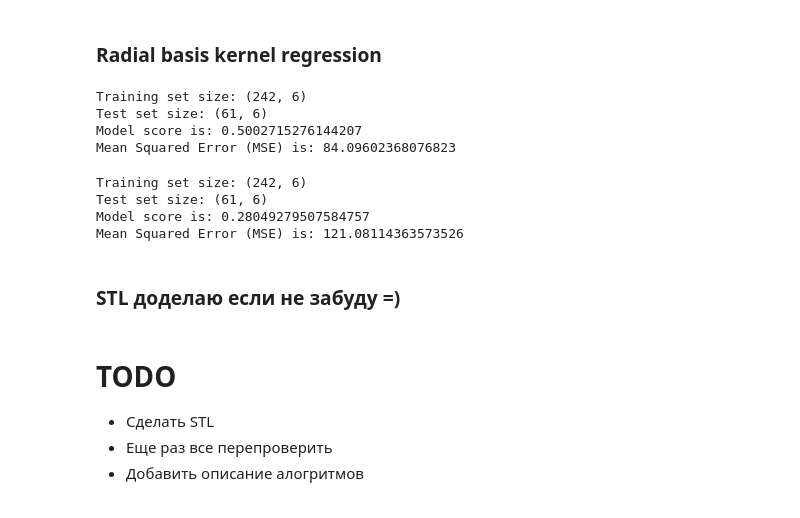
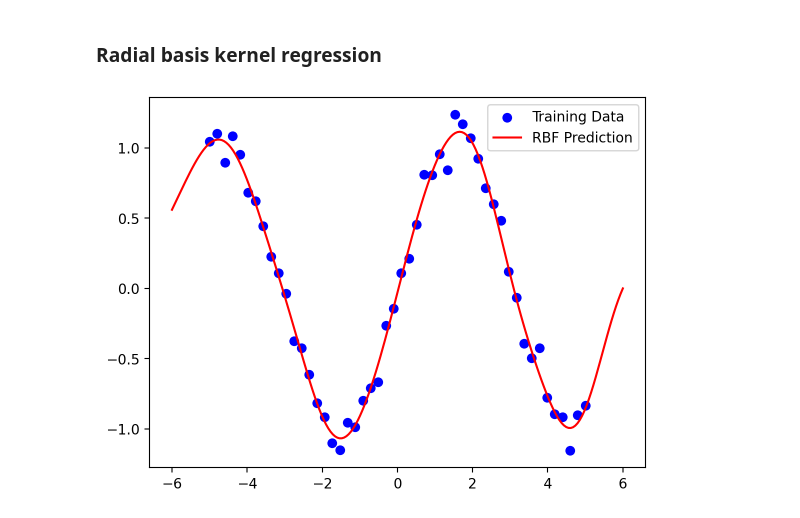
Before and after one commit to YukiTheKilla/spbu_ml_2025, a Jupyter notebook: homeworks/task 3/main.ipynb, the cells around one changed output. Drawn from its saved outputs; the diff is of its cells as text; code cells hidden in the pictures.

```diff
--- a/homeworks/task 3/main.ipynb
+++ b/homeworks/task 3/main.ipynb
@@ -543,19 +710,3 @@ Model score is: 0.7767176076688295
 Mean Squared Error (MSE) is: 37.574727858397196
 # %% [markdown]
 ### Radial basis kernel regression
-# %%
-from sklearn.svm import SVR
-
-model = SVR(kernel='rbf', C=1.0, gamma='scale')  # sklearn have only rbf as a kernel for svr or KernelRidge
-model.fit(x_train, y_train)
-y_pred = model.predict(x_test)
-
-print(f"Training set size: {x_train.shape}")
-print(f"Test set size: {x_test.shape}")
-print("Model score is:", r2_score(y_test, y_pred))
-print("Mean Squared Error (MSE) is:", mean_squared_error(y_test, y_pred))
-# %% [output]
-Training set size: (242, 6)
-Test set size: (61, 6)
-Model score is: 0.5002715276144207
-Mean Squared Error (MSE) is: 84.09602368076823
@@ -613,25 +713,28 @@ def handmade_svr(X_train, y_train, X_test, C=1.0, epsilon=0.1, gamma=1.0, lr=0.0
-# %%
-
-y_pred = handmade_svr(
-    x_train.values, y_train.values, x_test.values,
-    C=10.0, epsilon=0.1, gamma=0.5,
-    lr=0.01, epochs=1000
-)
-
-
-print(f"Training set size: {x_train.shape}")
-print(f"Test set size: {x_test.shape}")
-print("Model score is:", r2_score(y_test, y_pred))
-print("Mean Squared Error (MSE) is:", mean_squared_error(y_test, y_pred))
-# %% [output]
-Training set size: (242, 6)
-Test set size: (61, 6)
-Model score is: 0.28049279507584757
-Mean Squared Error (MSE) is: 121.08114363573526
-# %% [markdown]
-### STL доделаю если не забуду =)
-# %% [markdown]
-# TODO
-- Сделать STL
-- Еще раз все перепроверить
-- Добавить описание алогритмов
+# %%
+from sklearn.metrics.pairwise import rbf_kernel
+
+def rbf_kernel_regression(X_train, y_train, X_test, gamma=0.5, lam=1e-3):
+    # Compute kernel matrix
+    K = rbf_kernel(X_train, X_train, gamma=gamma)
+
+    # Solve for alpha
+    alpha = np.linalg.solve(K + lam * np.eye(len(K)), y_train)
+
+    # Compute test kernel and make predictions
+    K_test = rbf_kernel(X_test, X_train, gamma=gamma)
+    y_pred = K_test.dot(alpha)
+
+    return y_pred
+
+X = np.linspace(-5, 5, 50).reshape(-1, 1)
+y = np.sin(X).ravel() + 0.1 * np.random.randn(50)
+X_test = np.linspace(-6, 6, 200).reshape(-1, 1)
+
+y_pred = rbf_kernel_regression(X, y, X_test, gamma=0.5, lam=1e-2)
+
+plt.scatter(X, y, color='blue', label='Training Data')
+plt.plot(X_test, y_pred, color='red', label='RBF Prediction')
+plt.legend()
+plt.show()
+# %% [output]
+[figure, added]
```
Also changed, not shown: parts of 14 cells of this notebook.
